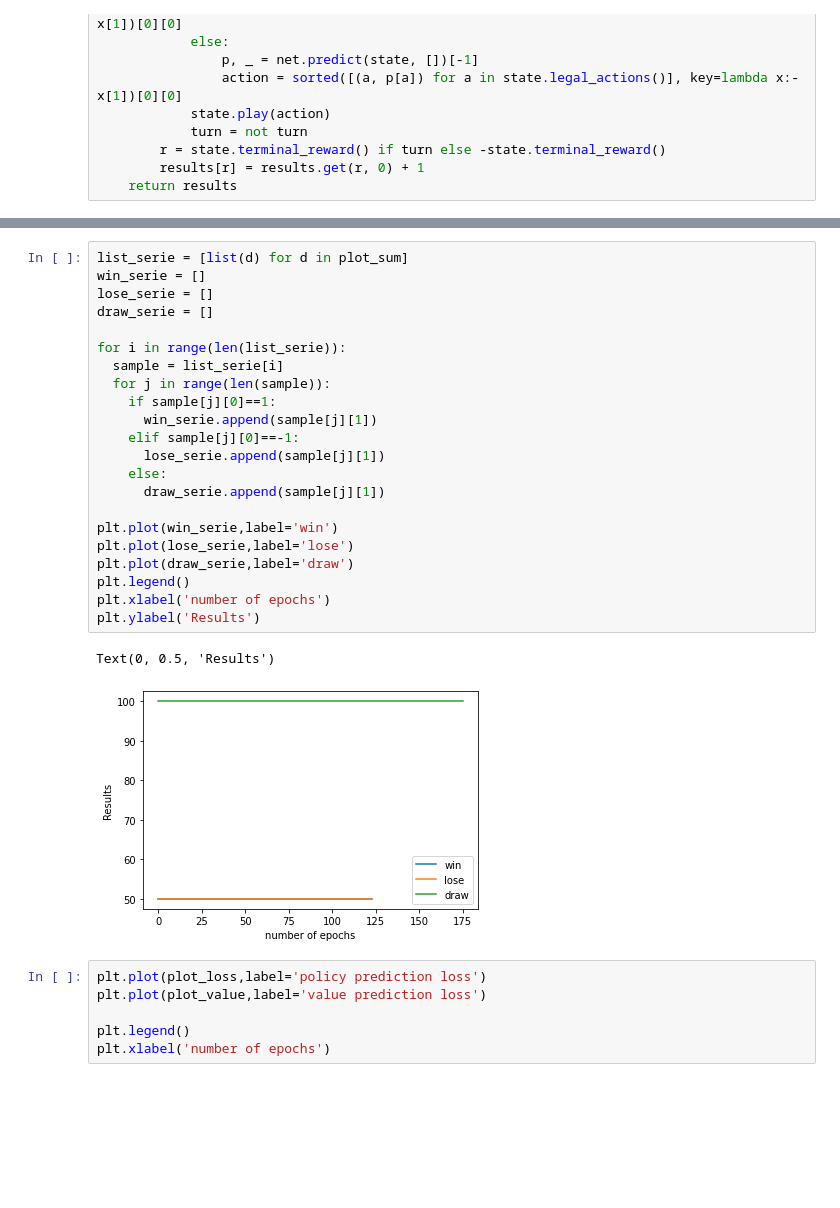
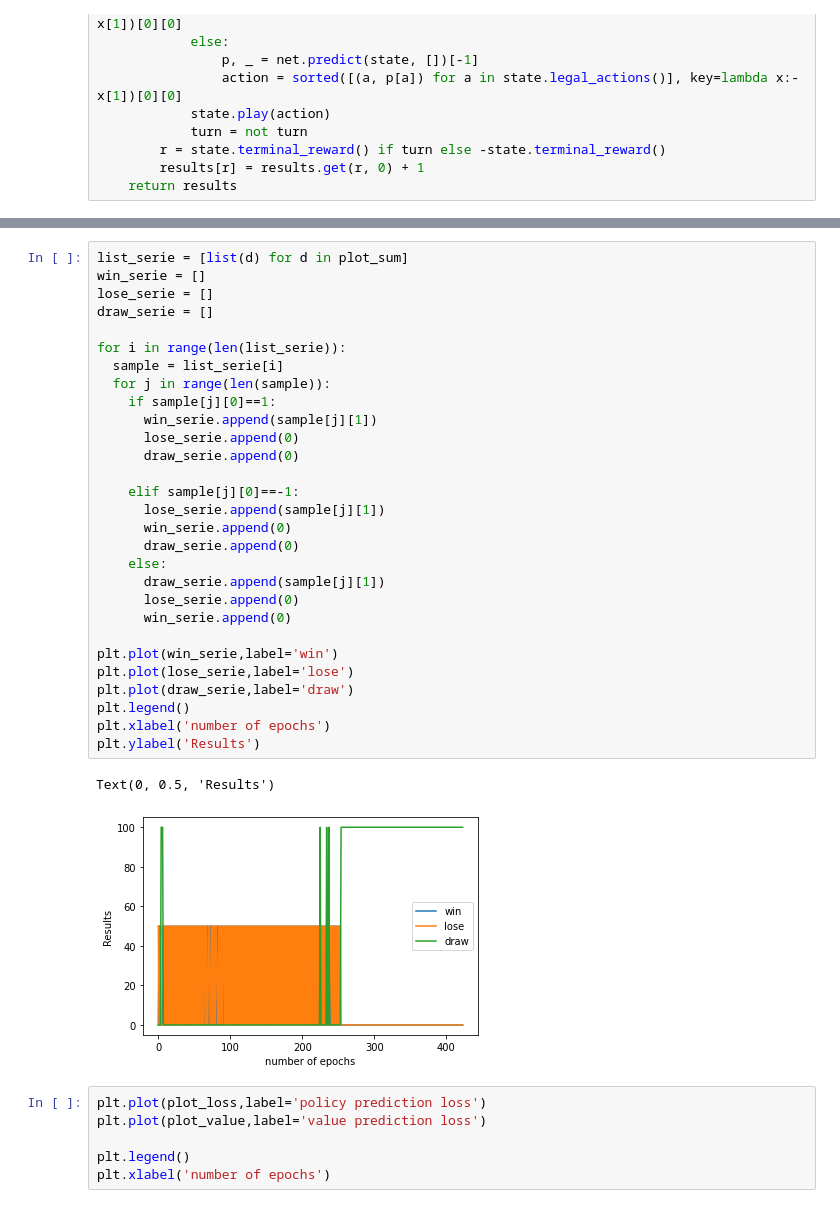
Before and after one commit to khames-lab/RL, a Jupyter notebook: RL.ipynb, the cells around one changed output, grey strips where cells are left out. Saved outputs shown, nothing was run; the diff lists cells and outputs as text; blank space fills up the shorter version.

```diff
--- a/RL.ipynb
+++ b/RL.ipynb
@@ -846,28 +846,35 @@ finished
 # %%
 list_serie = [list(d) for d in plot_sum]
 win_serie = []
 lose_serie = []
 draw_serie = []
 
 for i in range(len(list_serie)):
   sample = list_serie[i]
   for j in range(len(sample)):
     if sample[j][0]==1:
       win_serie.append(sample[j][1])
+      lose_serie.append(0)
+      draw_serie.append(0)
+
     elif sample[j][0]==-1:
       lose_serie.append(sample[j][1])
+      win_serie.append(0)
+      draw_serie.append(0)
     else:
       draw_serie.append(sample[j][1])
+      lose_serie.append(0)
+      win_serie.append(0)
 
 plt.plot(win_serie,label='win')
 plt.plot(lose_serie,label='lose')
 plt.plot(draw_serie,label='draw')
 plt.legend()
 plt.xlabel('number of epochs')
 plt.ylabel('Results')
 # %% [output]
 Text(0, 0.5, 'Results')
-[figure, old version]
+[figure, new version]
 # %%
 plt.plot(plot_loss,label='policy prediction loss')
 plt.plot(plot_value,label='value prediction loss')
```
Also changed, not shown: parts of 1 cell of this notebook.
